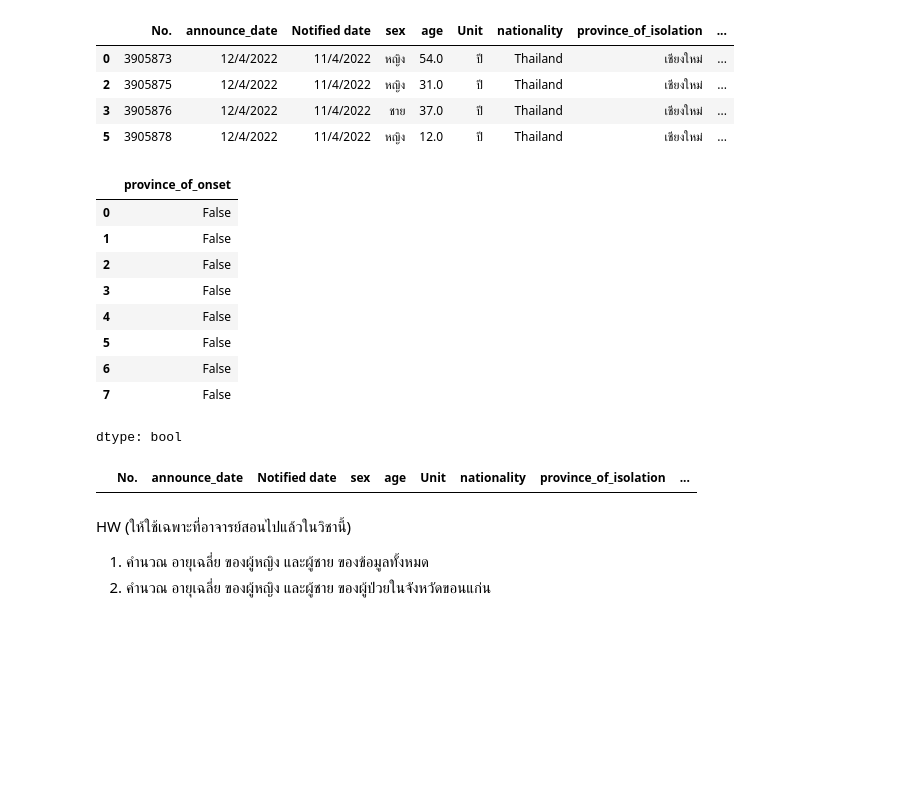
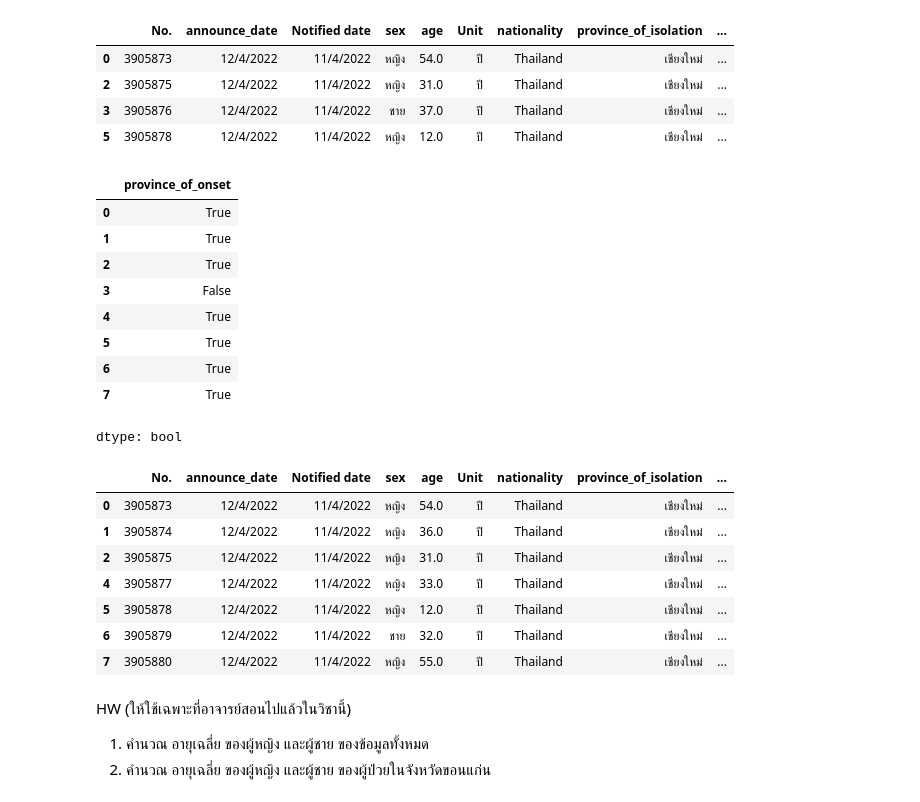
Before and after one commit to bunyanutn-droid/PythonDataViz, a Jupyter notebook: สำเนาของ_Pandas_101.ipynb, the cells around one changed output. Drawn from its saved outputs; the diff is of its cells as text; code cells hidden in the pictures; blank space fills up the shorter version.

```diff
--- a/สำเนาของ_Pandas_101.ipynb
+++ b/สำเนาของ_Pandas_101.ipynb
@@ -252,22 +253,29 @@ eight_rows_covid[[True,False,True,True,False,True,False,False]]   #2.   ใส
 | 3 | 3905876 | 12/4/2022 | 11/4/2022 | ชาย | 37.0 | ปี | Thailand | เชียงใหม่ | ... |
 | 5 | 3905878 | 12/4/2022 | 11/4/2022 | หญิง | 12.0 | ปี | Thailand | เชียงใหม่ | ... |
 # %%
-eight_rows_covid['province_of_onset'] == 'กรุงเทพมหานคร'  #สร้าง list ของ logical expression
+eight_rows_covid['province_of_onset'] == 'เชียงใหม่'  #สร้าง list ของ logical expression
 # %% [output]
 |  | province_of_onset |
-| 0 | False |
-| 1 | False |
-| 2 | False |
+| 0 | True |
+| 1 | True |
+| 2 | True |
 | 3 | False |
-| 4 | False |
-| 5 | False |
-| 6 | False |
-| 7 | False |
+| 4 | True |
+| 5 | True |
+| 6 | True |
+| 7 | True |
 dtype: bool
 # %%
-eight_rows_covid[eight_rows_covid['province_of_onset'] == 'กรุงเทพมหานคร']  #เราเอา 2 บรรทัดบนมาบวกกัน
+eight_rows_covid[eight_rows_covid['province_of_onset'] == 'เชียงใหม่']  #เราเอา 2 บรรทัดบนมาบวกกัน
 # %% [output]
 |  | No. | announce_date | Notified date | sex | age | Unit | nationality | province_of_isolation | ... |
+| 0 | 3905873 | 12/4/2022 | 11/4/2022 | หญิง | 54.0 | ปี | Thailand | เชียงใหม่ | ... |
+| 1 | 3905874 | 12/4/2022 | 11/4/2022 | หญิง | 36.0 | ปี | Thailand | เชียงใหม่ | ... |
+| 2 | 3905875 | 12/4/2022 | 11/4/2022 | หญิง | 31.0 | ปี | Thailand | เชียงใหม่ | ... |
+| 4 | 3905877 | 12/4/2022 | 11/4/2022 | หญิง | 33.0 | ปี | Thailand | เชียงใหม่ | ... |
+| 5 | 3905878 | 12/4/2022 | 11/4/2022 | หญิง | 12.0 | ปี | Thailand | เชียงใหม่ | ... |
+| 6 | 3905879 | 12/4/2022 | 11/4/2022 | ชาย | 32.0 | ปี | Thailand | เชียงใหม่ | ... |
+| 7 | 3905880 | 12/4/2022 | 11/4/2022 | หญิง | 55.0 | ปี | Thailand | เชียงใหม่ | ... |
 # %% [markdown]
 HW (ให้ใช้เฉพาะที่อาจารย์สอนไปแล้วในวิชานี้)
 
```
Also changed, not shown: parts of 16 cells of this notebook.
